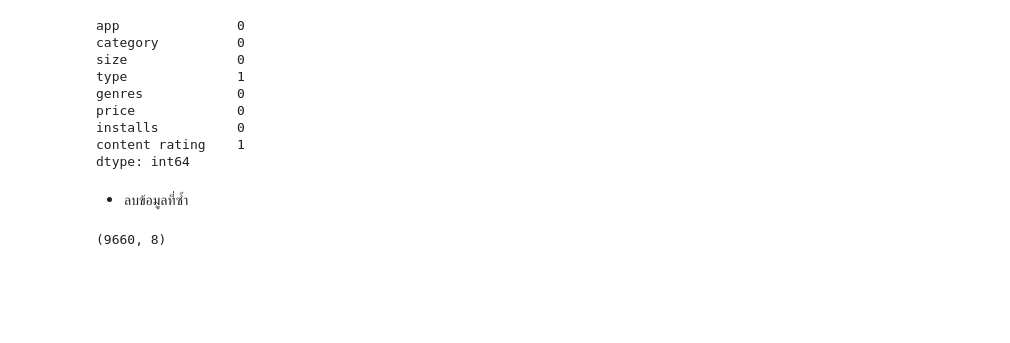
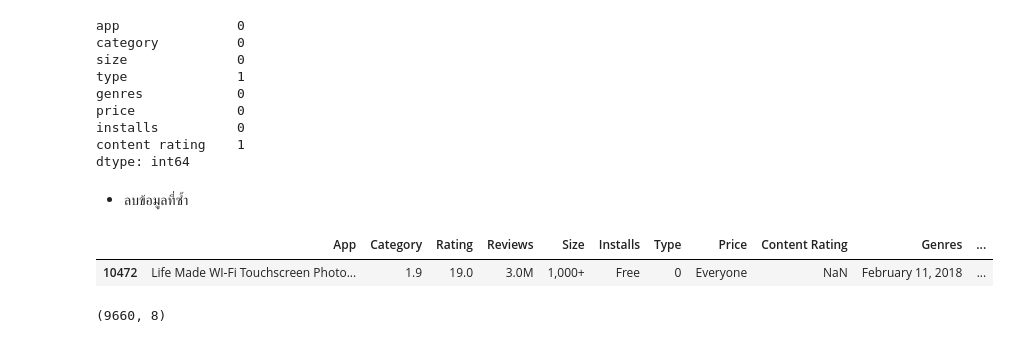
Before and after one commit to king-glitch/cs-434, a Jupyter notebook: index.ipynb, the cells around one changed output. Cells and saved outputs as stored; diff of their text form; code cells hidden in the pictures; blank space fills up the shorter version.

```diff
--- a/index.ipynb
+++ b/index.ipynb
@@ -159,6 +160,12 @@ content rating    1
 dtype: int64
 # %% [markdown]
 - ลบข้อมูลที่ซ้ำ
+# %%
+# ข้อมูลที่เสียหายคือ ข้อมูลมันจะสลับไปทั่ว
+df_temp.loc[df_temp['Category'] == '1.9']
+# %% [output]
+|  | App | Category | Rating | Reviews | Size | Installs | Type | Price | Content Rating | Genres | ... |
+| 10472 | Life Made WI-Fi Touchscreen Photo... | 1.9 | 19.0 | 3.0M | 1,000+ | Free | 0 | Everyone | NaN | February 11, 2018 | ... |
 # %%
 # ลบข้อมูลที่ซ้ำๆ
 df.drop_duplicates(subset='app', inplace=True)
```
Also changed, not shown: parts of 17 cells of this notebook.
